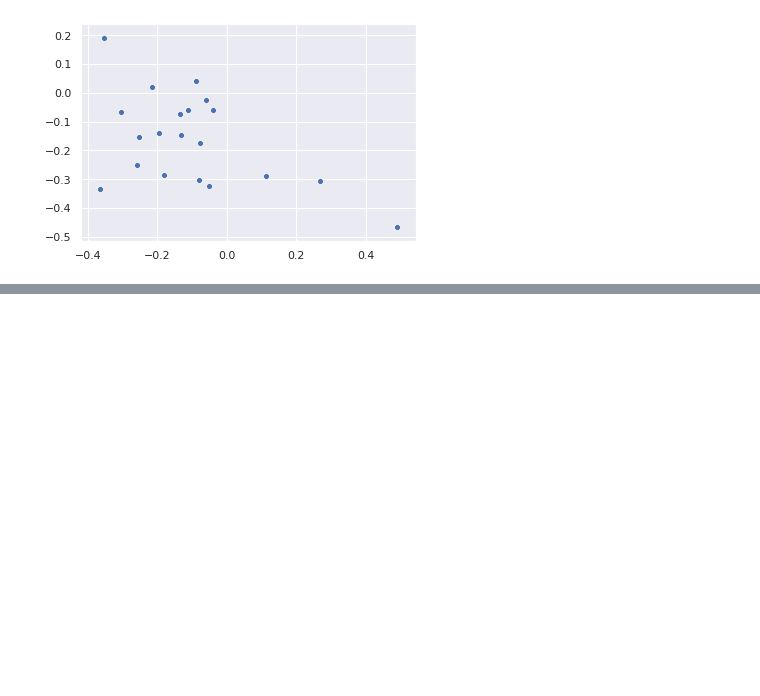
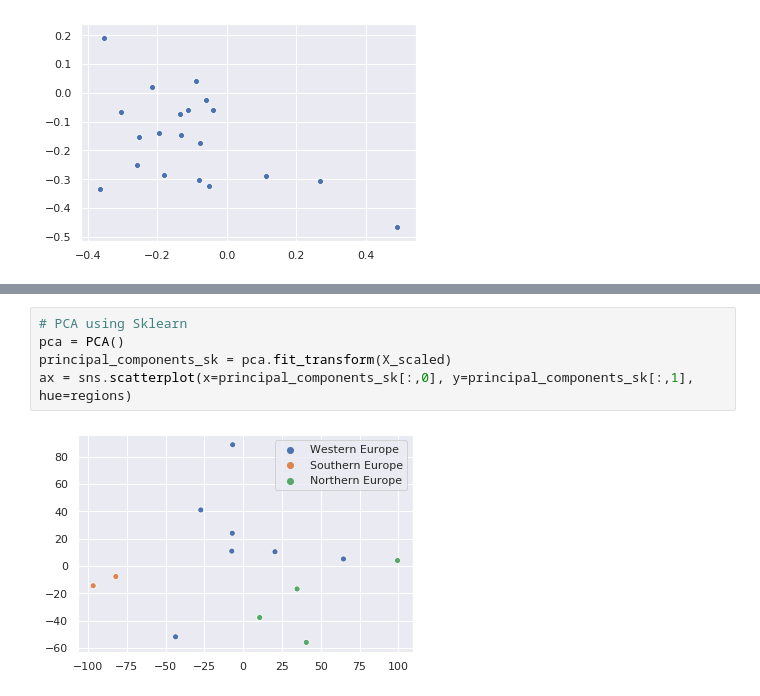
Before and after one commit to cbm256/omsa, a Jupyter notebook: computational_data_analysis/homework/hw_02/PCA.ipynb, the cells around one changed output, grey strips where cells are left out. Drawn from its saved outputs; the diff is of its cells as text; blank space fills up the shorter version.

```diff
--- a/computational_data_analysis/homework/hw_02/PCA.ipynb
+++ b/computational_data_analysis/homework/hw_02/PCA.ipynb
@@ -44,0 +59,7 @@ ax = sns.scatterplot(x=pc1, y=pc2, hue=regions)
+# %%
+# PCA using Sklearn
+pca = PCA()
+principal_components_sk = pca.fit_transform(X_scaled)
+ax = sns.scatterplot(x=principal_components_sk[:,0], y=principal_components_sk[:,1], hue=regions)
+# %% [output]
+[figure, added]
```
Also changed, not shown: parts of 7 cells of this notebook, 7 other files.
